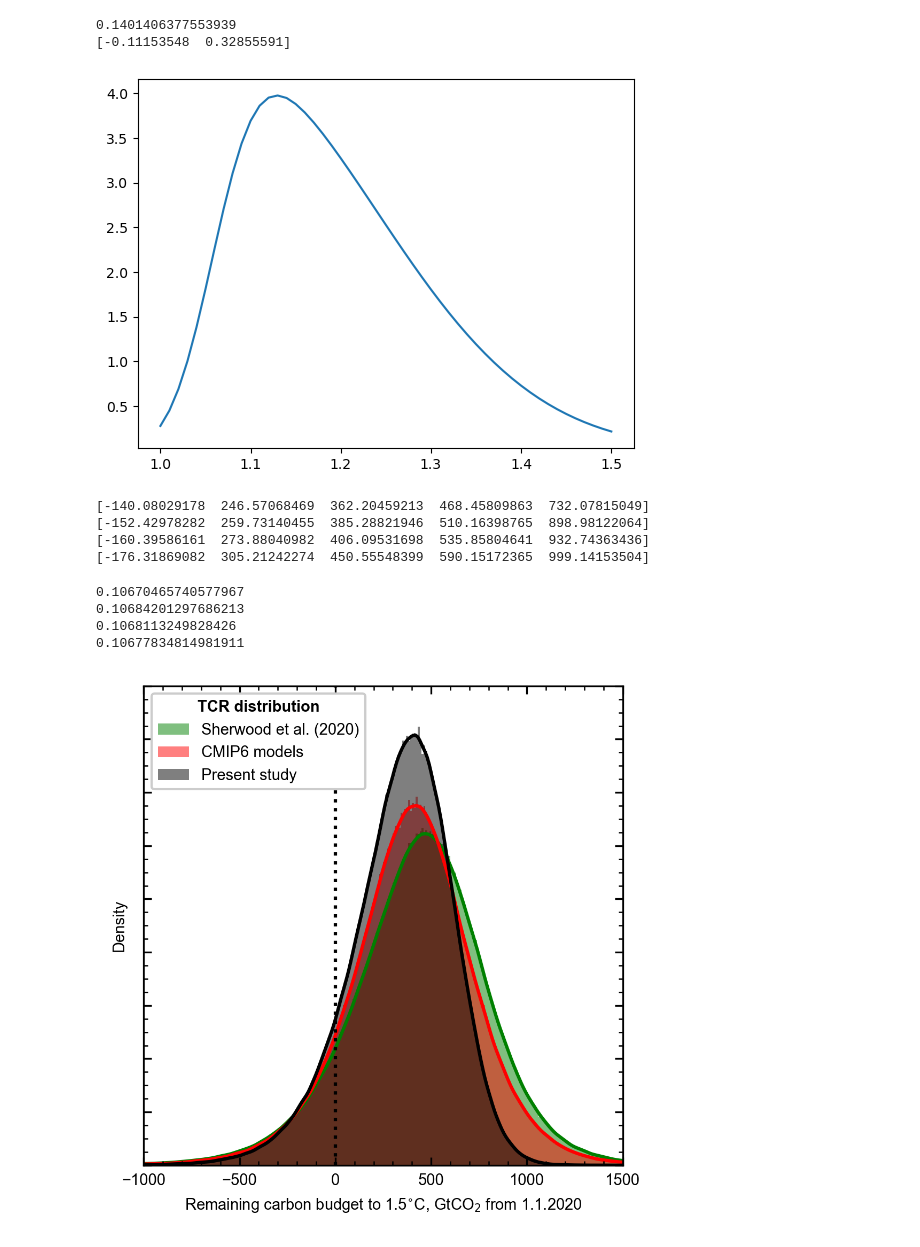
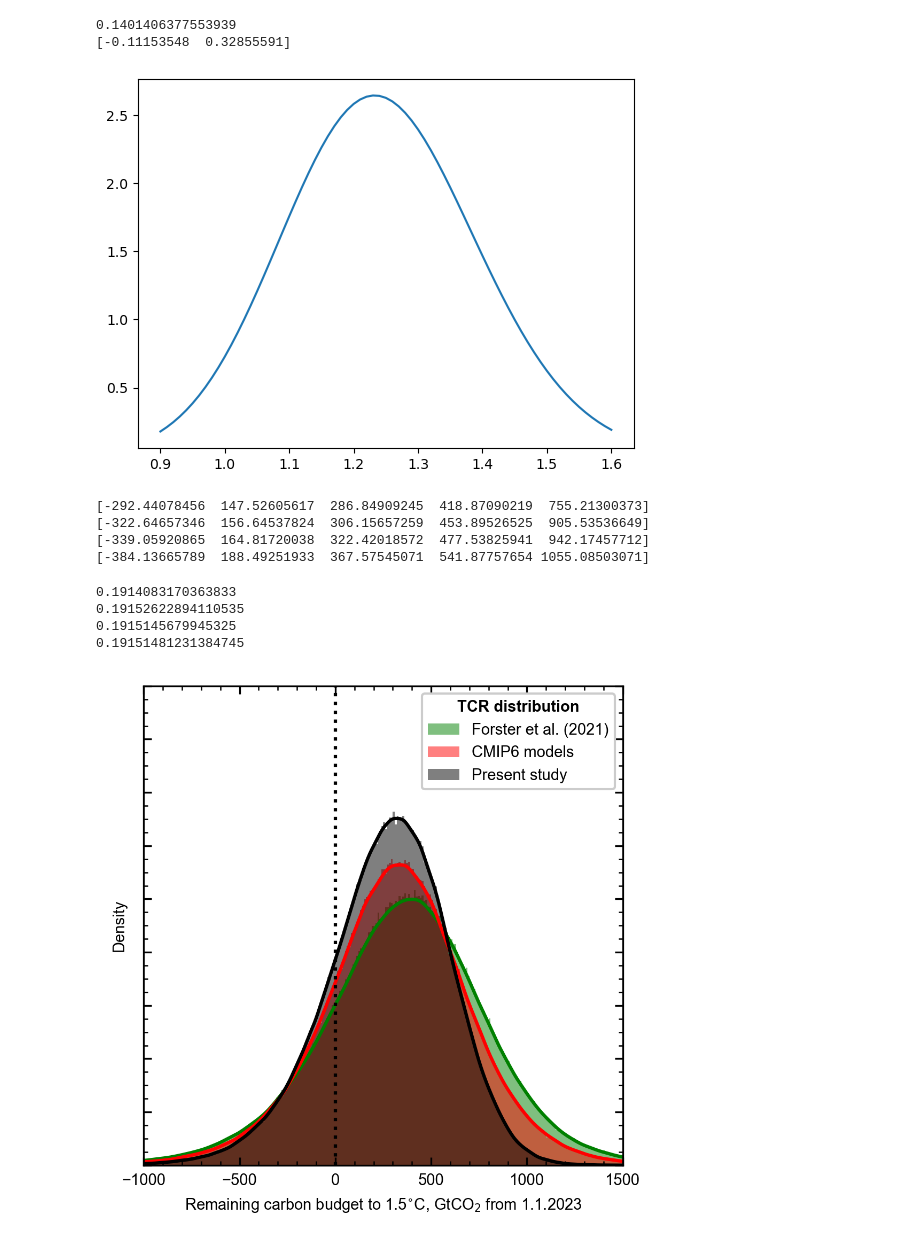
Before and after one commit to chrisroadmap/storelvmo-2025, a Jupyter notebook: notebooks/carbon_budget_calculations.ipynb, the cells around one changed output. Drawn from its saved outputs; the diff is of its cells as text; code cells hidden in the pictures.

```diff
--- a/notebooks/carbon_budget_calculations.ipynb
+++ b/notebooks/carbon_budget_calculations.ipynb
@@ -230,11 +239,11 @@ offset = st.norm.rvs(size=SAMPLES, loc=0, scale=0.05/Z95, random_state=582942510
 tcre_obs = airborne_fraction * tcr_obs / doubleCO2_TtC
 tcre_est = airborne_fraction * tcr_est / doubleCO2_TtC
 tcre_rep = airborne_fraction * tcr_rep / doubleCO2_TtC
-tcre_s20 = airborne_fraction * tcr_s20 / doubleCO2_TtC
+tcre_ar6 = airborne_fraction * tcr_ar6 / doubleCO2_TtC
 print(np.percentile(tcre_obs/3.664, (5,50,95)))
 print(np.percentile(tcre_est/3.664, (5,50,95)))
 print(np.percentile(tcre_rep/3.664, (5,50,95)))
-print(np.percentile(tcre_s20/3.664, (5,50,95)))
+print(np.percentile(tcre_ar6/3.664, (5,50,95)))
 # %% [output]
 [0.46618055 0.554162   0.64933676]
 [0.32691927 0.50816774 0.75110331]
@@ -259,10 +268,11 @@ print(np.percentile(f_nc_flat, (5,95)))
 0.1401406377553939
 [-0.11153548  0.32855591]
 # %%
-# anthropogenic warming calculation could use my AR6 numbers, instead we'll distribution fit to Matthews
-warming_pc05 = 1.05
-warming_pc50 = 1.18
-warming_pc95 = 1.41
+# anthropogenic warming is from IGCC 2022 for 2013-22, then extrapolated to 2022 year end value using 0.2C/decade
+# see table 6 in https://essd.copernicus.org/articles/15/2295/2023/essd-15-2295-2023.pdf
+warming_pc05 = 1.0
+warming_pc50 = 1.24
+warming_pc95 = 1.5
 
 def fit_skewnorm(x):
     q05,q50,q95 = st.skewnorm.ppf((0.05,0.50,0.95), x[0], loc=x[1], scale=x[2])
@@ -270,40 +280,40 @@ def fit_skewnorm(x):
 
 params = root(fit_skewnorm, [4, 1.18, 0.1]).x
 #params
-pl.plot(np.arange(1,1.51,0.01), st.skewnorm.pdf(np.arange(1,1.51,0.01), params[0], loc=params[1], scale=params[2]));
+pl.plot(np.arange(0.9,1.61,0.01), st.skewnorm.pdf(np.arange(0.9,1.61,0.01), params[0], loc=params[1], scale=params[2]));
 T_anth = st.skewnorm.rvs(params[0], loc=params[1], scale=params[2], size=SAMPLES)
 # %% [output]
-[figure, old version]
+[figure, new version]
 # %%
 rcb_obs = rcb(1.5, T_anth, f_nc, tcre_obs, offset=offset)
 rcb_est = rcb(1.5, T_anth, f_nc, tcre_est, offset=offset)
 rcb_rep = rcb(1.5, T_anth, f_nc, tcre_rep, offset=offset)
-rcb_s20 = rcb(1.5, T_anth, f_nc, tcre_s20, offset=offset)
+rcb_ar6 = rcb(1.5, T_anth, f_nc, tcre_ar6, offset=offset)
 print(np.percentile(rcb_obs, (5,33,50,67,95)))
 print(np.percentile(rcb_est, (5,33,50,67,95)))
 print(np.percentile(rcb_rep, (5,33,50,67,95)))
-print(np.percentile(rcb_s20, (5,33,50,67,95)))
+print(np.percentile(rcb_ar6, (5,33,50,67,95)))
 # %% [output]
-[-140.08029178  246.57068469  362.20459213  468.45809863  732.07815049]
-[-152.42978282  259.73140455  385.28821946  510.16398765  898.98122064]
-[-160.39586161  273.88040982  406.09531698  535.85804641  932.74363436]
-[-176.31869082  305.21242274  450.55548399  590.15172365  999.14153504]
+[-292.44078456  147.52605617  286.84909245  418.87090219  755.21300373]
+[-322.64657346  156.64537824  306.15657259  453.89526525  905.53536649]
+[-339.05920865  164.81720038  322.42018572  477.53825941  942.17457712]
+[-384.13665789  188.49251933  367.57545071  541.87757654 1055.08503071]
 # %%
 rcb_obs_kde = st.gaussian_kde(rcb_obs)
 rcb_est_kde = st.gaussian_kde(rcb_est)
 rcb_rep_kde = st.gaussian_kde(rcb_rep)
-rcb_s20_kde = st.gaussian_kde(rcb_s20)
+rcb_ar6_kde = st.gaussian_kde(rcb_ar6)
 # %%
 # probability of already > 1.5C
 print(rcb_obs_kde.integrate_box_1d(-np.inf, 0))
 print(rcb_est_kde.integrate_box_1d(-np.inf, 0))
 print(rcb_rep_kde.integrate_box_1d(-np.inf, 0))
-print(rcb_s20_kde.integrate_box_1d(-np.inf, 0))
+print(rcb_ar6_kde.integrate_box_1d(-np.inf, 0))
 # %% [output]
-0.10670465740577967
-0.10684201297686213
-0.1068113249828426
-0.10677834814981911
+0.1914083170363833
+0.19152622894110535
+0.1915145679945325
+0.19151481231384745
 # %%
 # set figure style
 pl.rcParams['figure.figsize'] = (8.9/2.54, 8.9/2.54)
@@ -320,29 +330,29 @@ pl.rcParams['axes.axisbelow'] = False
 # %%
 limits = np.arange(-1000, 1501, 10)
 kde_limits = np.arange(-1000, 1501, 10)
 
 fig, ax = pl.subplots()
 
-ax.hist(rcb_s20, density=True, alpha=0.5, bins=limits, label='Sherwood et al. (2020)', color='g', linewidth=0);
+ax.hist(rcb_ar6, density=True, alpha=0.5, bins=limits, label='Forster et al. (2021)', color='g', linewidth=0);
 ax.hist(rcb_rep, density=True, alpha=0.5, bins=limits, label='CMIP6 models', color='r', linewidth=0);
 #ax.hist(rcb_est, density=True, alpha=0.5, bins=limits, label='CMIP6 estimated TCR', color='b', linewidth=0)
 ax.hist(rcb_obs, density=True, alpha=0.5, bins=limits, label='Present study', color='k', linewidth=0);
-ax.plot(kde_limits, rcb_s20_kde(kde_limits), color='g')
+ax.plot(kde_limits, rcb_ar6_kde(kde_limits), color='g')
 ax.plot(kde_limits, rcb_rep_kde(kde_limits), color='r')
 #ax.plot(kde_limits, rcb_est_kde(kde_limits), color='b')
 ax.plot(kde_limits, rcb_obs_kde(kde_limits), color='k')
 ax.axvline(0, ls=':', color='k')
 
 ax.set_ylim(0, 0.0018)
 ax.set_yticklabels([])
 ax.set_xlim(limits[0], limits[-1])
 ax.legend(framealpha=1, title='TCR distribution', title_fontproperties={'weight':'bold'})
-ax.set_xlabel('Remaining carbon budget to 1.5$^{\circ}$C, GtCO$_2$ from 1.1.2020')
+ax.set_xlabel(r'Remaining carbon budget to 1.5$^{\circ}$C, GtCO$_2$ from 1.1.2023')
 ax.set_ylabel('Density')
 ax.set_title('')
 pl.tight_layout()
 
 pl.savefig('../figures/rcb.png')
 pl.savefig('../figures/rcb.pdf')
 # %% [output]
-[figure, old version]
+[figure, new version]
```
Also changed, not shown: parts of 6 cells of this notebook, 2 other files.
